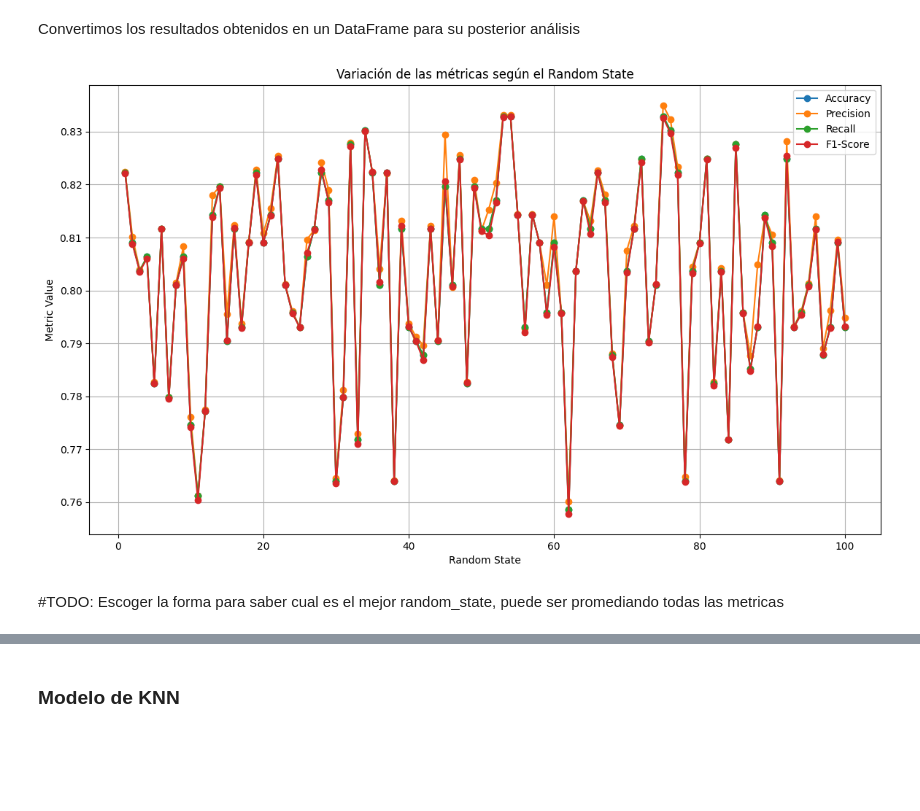
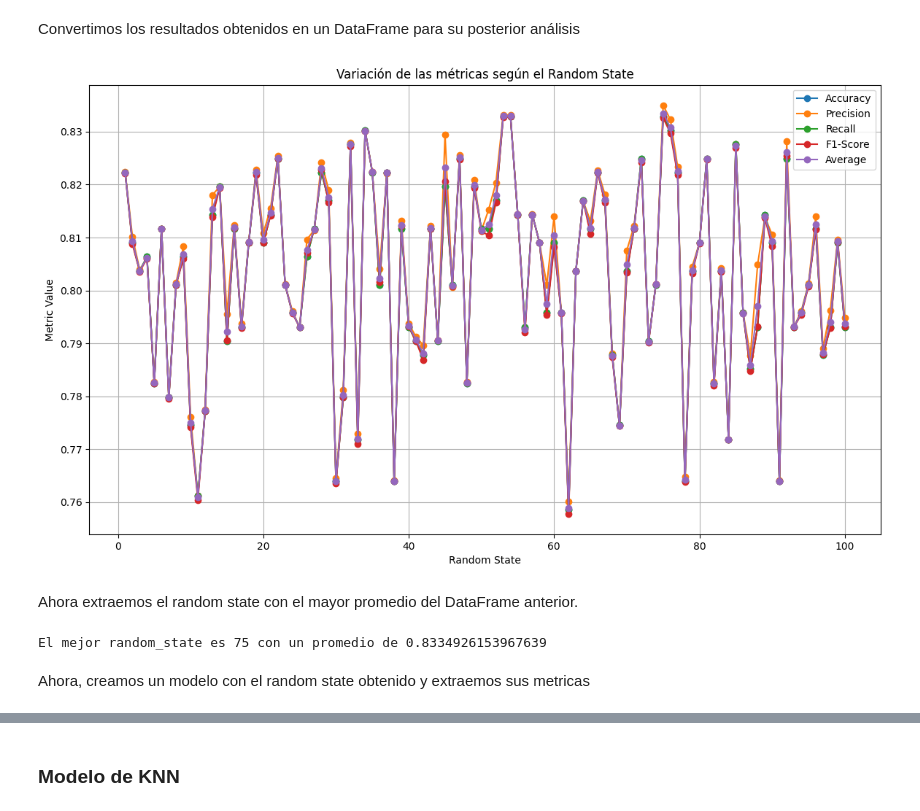
Before and after one commit to Crownyny/Drug_Consumption_Analysis, a Jupyter notebook: Data Analysis.ipynb, the cells around one changed output, grey strips where cells are left out. Saved outputs shown, nothing was run; the diff lists cells and outputs as text; code cells hidden in the pictures; blank space fills up the shorter version.

Commit message:
Now we extracted the best random state for logistic regression

```diff
--- a/Data Analysis.ipynb
+++ b/Data Analysis.ipynb
@@ -187,6 +187,7 @@ accuracies = []
 precisions = []
 recalls = []
 f1_scores = []
+averages = []
 
 # Evaluar el modelo con cada random_state
 for state in random_states:
@@ -195,32 +196,43 @@ for state in random_states:
     precisions.append(precision)
     recalls.append(recall)
     f1_scores.append(f1)
+    averages.append((precision + recall + f1) / 3)
 # %% [markdown]
 Convertimos los resultados obtenidos en un DataFrame para su posterior análisis
 # %%
 import matplotlib.pyplot as plt
 
 results_df = pd.DataFrame({
     'random_state': random_states,
     'accuracy': accuracies,
     'precision': precisions,
     'recall': recalls,
-    'f1_score': f1_scores
+    'f1_score': f1_scores,
+    'average' : averages
 })
 
 # Graficar las métricas
 plt.figure(figsize=(14, 8))
 plt.plot(random_states, accuracies, label='Accuracy', marker='o')
 plt.plot(random_states, precisions, label='Precision', marker='o')
 plt.plot(random_states, recalls, label='Recall', marker='o')
 plt.plot(random_states, f1_scores, label='F1-Score', marker='o')
+plt.plot(random_states, averages, label='Average', marker='o')
 plt.xlabel('Random State')
 plt.ylabel('Metric Value')
 plt.title('Variación de las métricas según el Random State')
 plt.legend()
 plt.grid(True)
 plt.show()
 # %% [output]
-[figure, old version]
+[figure, new version]
-# %% [markdown]
-#TODO: Escoger la forma para saber cual es el mejor random_state, puede ser promediando todas las metricas
+# %% [markdown]
+Ahora extraemos el random state con el mayor promedio del DataFrame anterior.
+# %%
+best_random_state = results_df['average'].idxmax() + 1
+print(f"El mejor random_state es {best_random_state} con un promedio de {results_df['average'].max()}")
+# %% [output]
+El mejor random_state es 75 con un promedio de 0.8334926153967639
+# %% [markdown]
+
+Ahora, creamos un modelo con el random state obtenido y extraemos sus metricas
```
Also changed, not shown: parts of 4 cells of this notebook.
